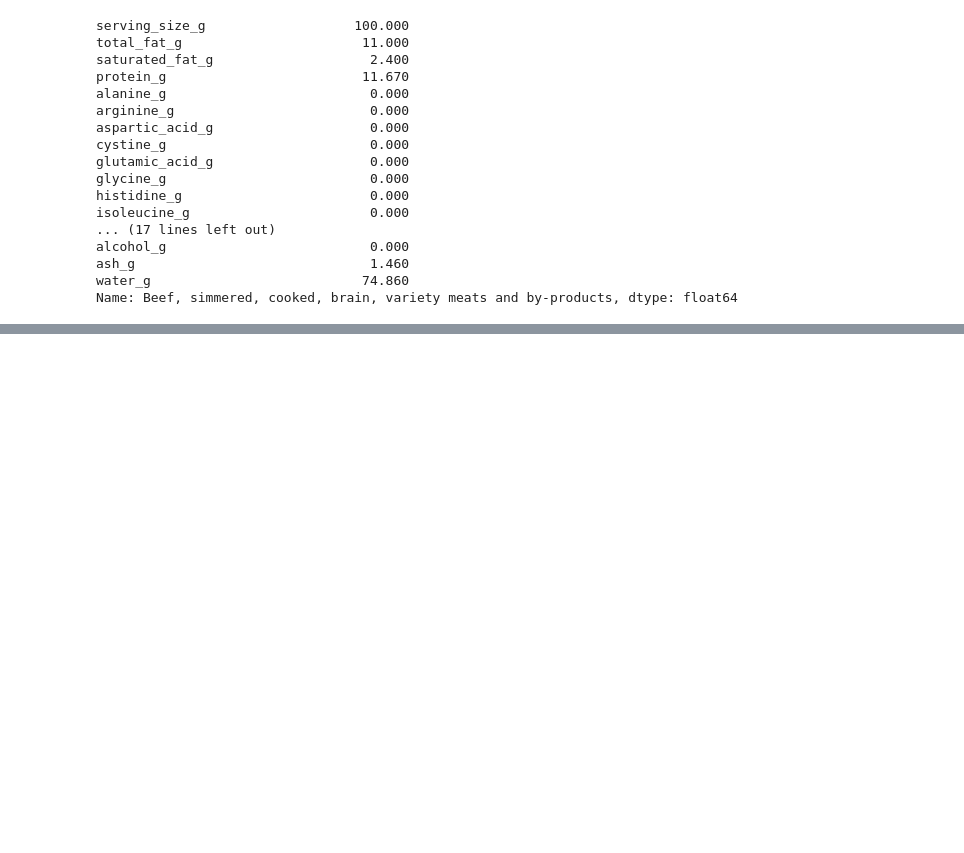
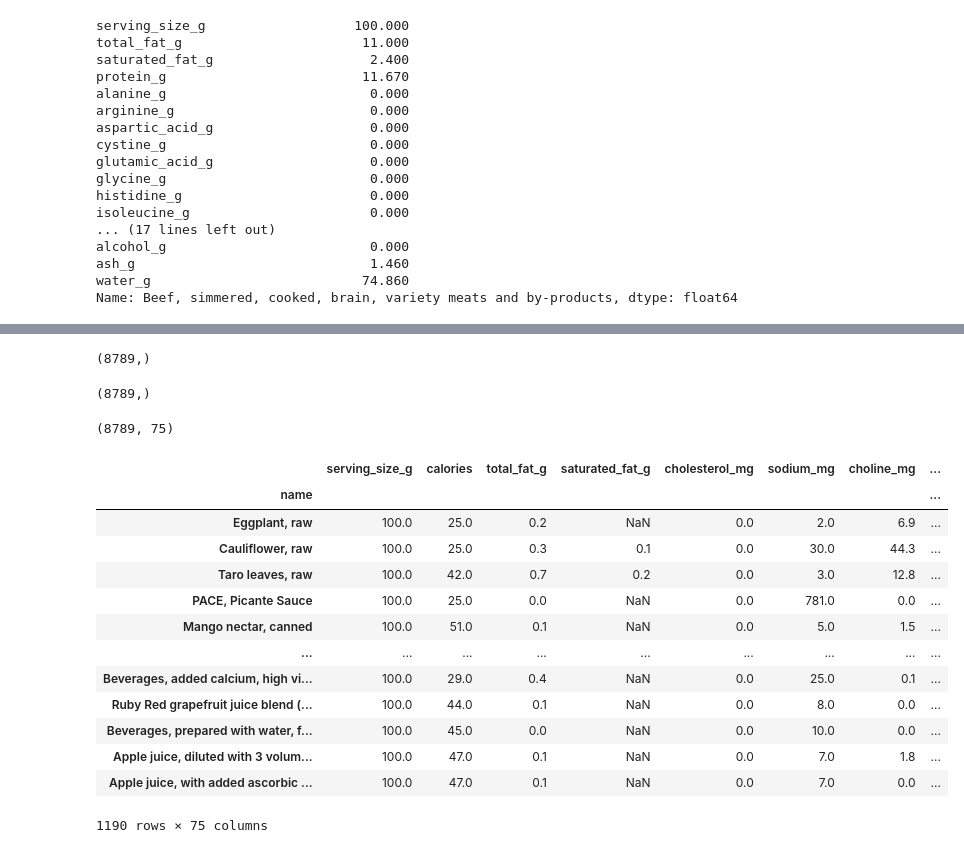
Before and after one commit to anup-byte/Pandas_Dataframe, a Jupyter notebook: Day18.ipynb, the cells around one changed output, grey strips where cells are left out. Cells and saved outputs as stored; diff of their text form; code cells hidden in the pictures; blank space fills up the shorter version.

Commit message:
series between() method completed

```diff
--- a/Day18.ipynb
+++ b/Day18.ipynb
@@ -509,0 +534,29 @@ Name: Beef, simmered, cooked, brain, variety meats and by-products, dtype: float
+# %%
+nutrition.calories.between(20,60).shape
+# %% [output]
+(8789,)
+# %%
+nutrition.calories.shape
+# %% [output]
+(8789,)
+# %%
+nutrition.shape
+# %% [output]
+(8789, 75)
+# %%
+nutrition[nutrition.calories.between(20,60)]
+# %% [output]
+|  | serving_size_g | calories | total_fat_g | saturated_fat_g | cholesterol_mg | sodium_mg | choline_mg | ... |
+| name |  |  |  |  |  |  |  | ... |
+| Eggplant, raw | 100.0 | 25.0 | 0.2 | NaN | 0.0 | 2.0 | 6.9 | ... |
+| Cauliflower, raw | 100.0 | 25.0 | 0.3 | 0.1 | 0.0 | 30.0 | 44.3 | ... |
+| Taro leaves, raw | 100.0 | 42.0 | 0.7 | 0.2 | 0.0 | 3.0 | 12.8 | ... |
+| PACE, Picante Sauce | 100.0 | 25.0 | 0.0 | NaN | 0.0 | 781.0 | 0.0 | ... |
+| Mango nectar, canned | 100.0 | 51.0 | 0.1 | NaN | 0.0 | 5.0 | 1.5 | ... |
+| ... | ... | ... | ... | ... | ... | ... | ... | ... |
+| Beverages, added calcium, high vi... | 100.0 | 29.0 | 0.4 | NaN | 0.0 | 25.0 | 0.1 | ... |
+| Ruby Red grapefruit juice blend (... | 100.0 | 44.0 | 0.1 | NaN | 0.0 | 8.0 | 0.0 | ... |
+| Beverages, prepared with water, f... | 100.0 | 45.0 | 0.0 | NaN | 0.0 | 10.0 | 0.0 | ... |
+| Apple juice, diluted with 3 volum... | 100.0 | 47.0 | 0.1 | NaN | 0.0 | 7.0 | 1.8 | ... |
+| Apple juice, with added ascorbic ... | 100.0 | 47.0 | 0.1 | NaN | 0.0 | 7.0 | 0.0 | ... |
+1190 rows × 75 columns
```
Also changed, not shown: parts of 11 cells of this notebook.
